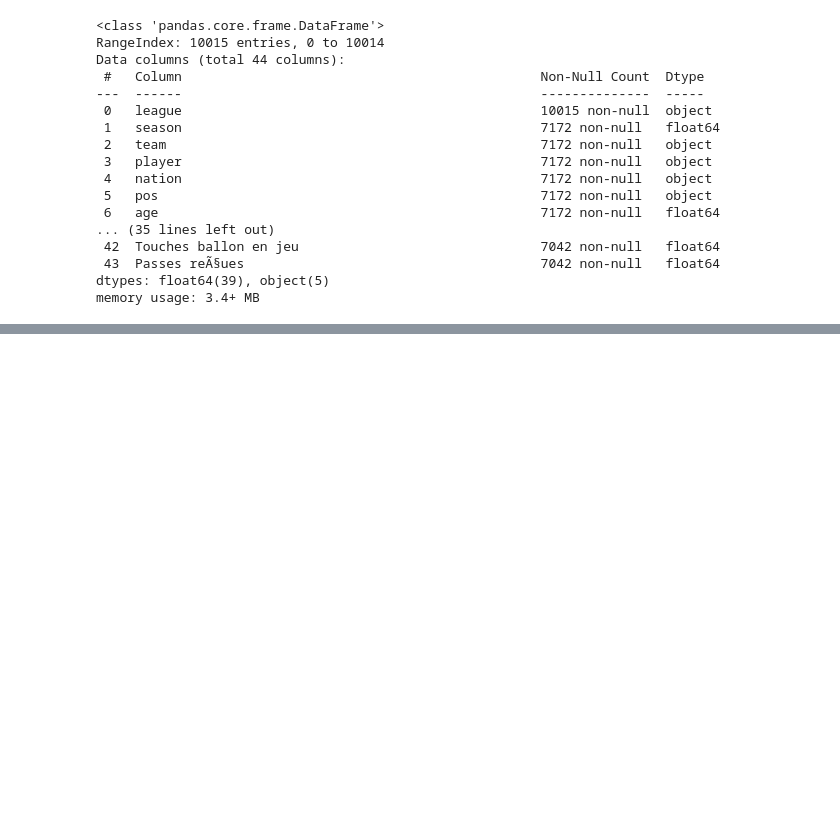
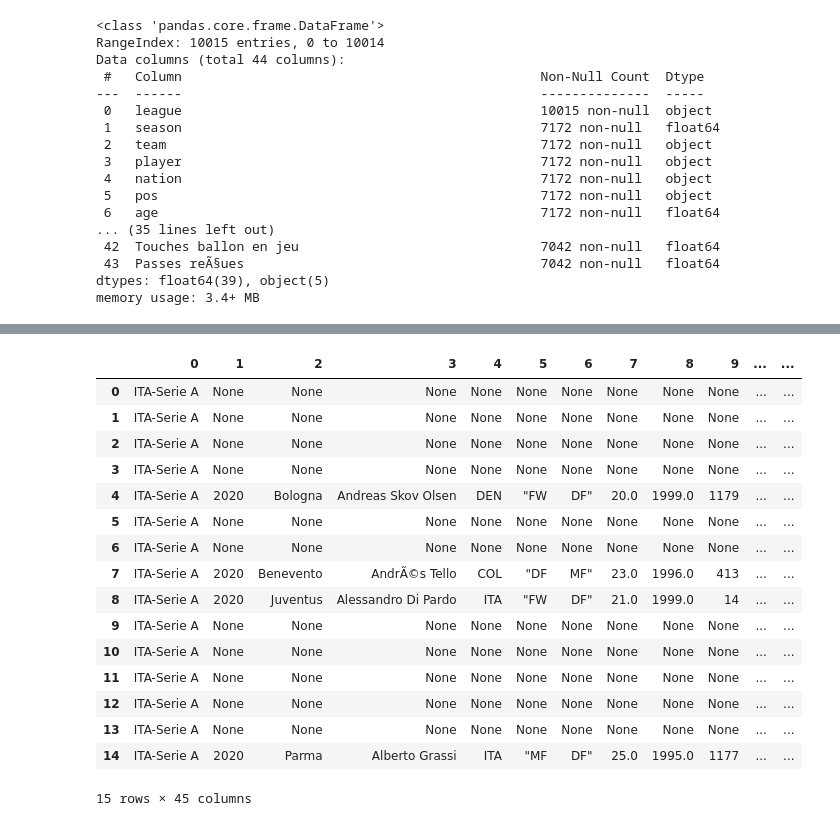
Before and after one commit to RiasMommy/Statapp, a Jupyter notebook: notebook/exploration.ipynb, the cells around one changed output, grey strips where cells are left out. Cells and saved outputs as stored; diff of their text form; code cells hidden in the pictures; blank space fills up the shorter version.

```diff
--- a/notebook/exploration.ipynb
+++ b/notebook/exploration.ipynb
@@ -39,0 +102,22 @@ memory usage: 3.4+ MB
+# %%
+split = df["league"].str.split(",", expand=True)
+
+split.head(15)
+# %% [output]
+|  | 0 | 1 | 2 | 3 | 4 | 5 | 6 | 7 | 8 | 9 | ... | ... |
+| 0 | ITA-Serie A | None | None | None | None | None | None | None | None | None | ... | ... |
+| 1 | ITA-Serie A | None | None | None | None | None | None | None | None | None | ... | ... |
+| 2 | ITA-Serie A | None | None | None | None | None | None | None | None | None | ... | ... |
+| 3 | ITA-Serie A | None | None | None | None | None | None | None | None | None | ... | ... |
+| 4 | ITA-Serie A | 2020 | Bologna | Andreas Skov Olsen | DEN | "FW | DF" | 20.0 | 1999.0 | 1179 | ... | ... |
+| 5 | ITA-Serie A | None | None | None | None | None | None | None | None | None | ... | ... |
+| 6 | ITA-Serie A | None | None | None | None | None | None | None | None | None | ... | ... |
+| 7 | ITA-Serie A | 2020 | Benevento | AndrÃ©s Tello | COL | "DF | MF" | 23.0 | 1996.0 | 413 | ... | ... |
+| 8 | ITA-Serie A | 2020 | Juventus | Alessandro Di Pardo | ITA | "FW | DF" | 21.0 | 1999.0 | 14 | ... | ... |
+| 9 | ITA-Serie A | None | None | None | None | None | None | None | None | None | ... | ... |
+| 10 | ITA-Serie A | None | None | None | None | None | None | None | None | None | ... | ... |
+| 11 | ITA-Serie A | None | None | None | None | None | None | None | None | None | ... | ... |
+| 12 | ITA-Serie A | None | None | None | None | None | None | None | None | None | ... | ... |
+| 13 | ITA-Serie A | None | None | None | None | None | None | None | None | None | ... | ... |
+| 14 | ITA-Serie A | 2020 | Parma | Alberto Grassi | ITA | "MF | DF" | 25.0 | 1995.0 | 1177 | ... | ... |
+15 rows × 45 columns
```
Also changed, not shown: parts of 4 cells of this notebook, 1 other file.
